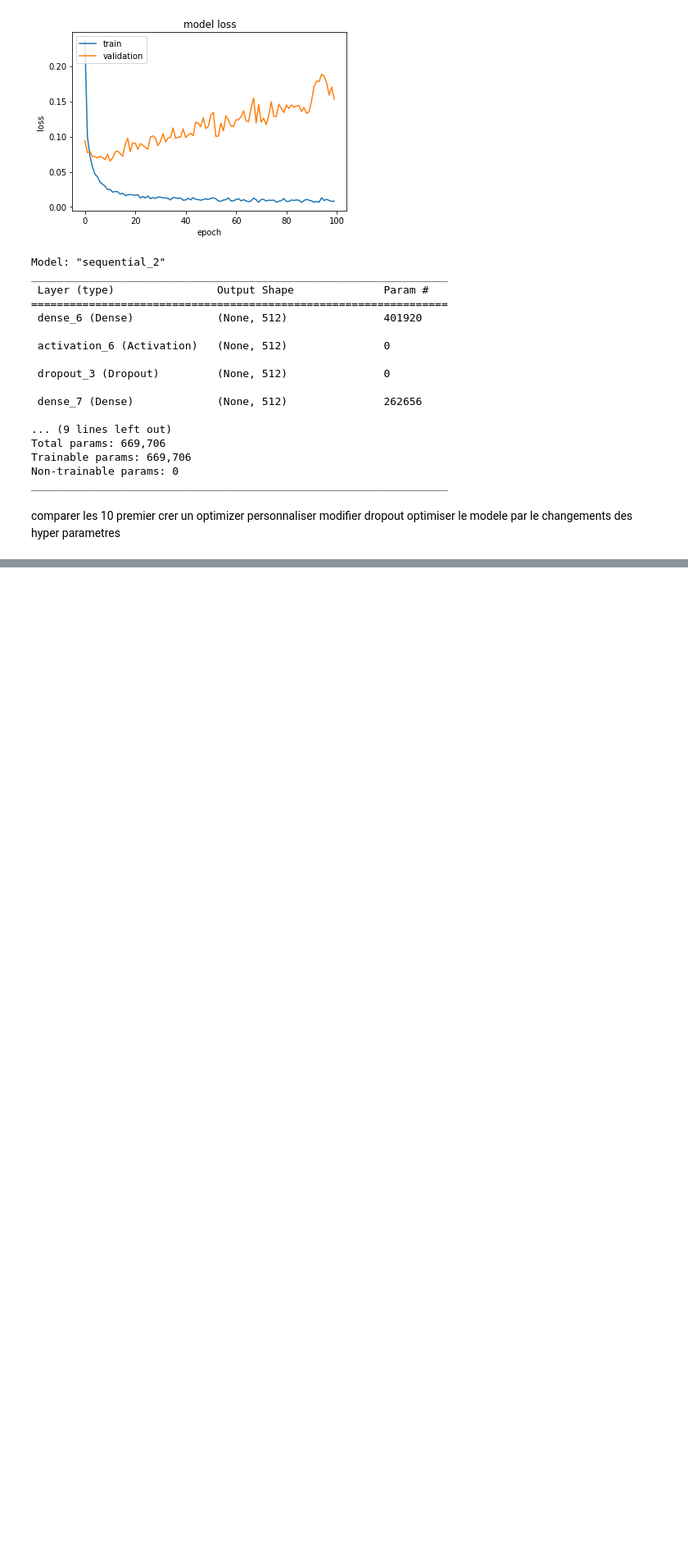
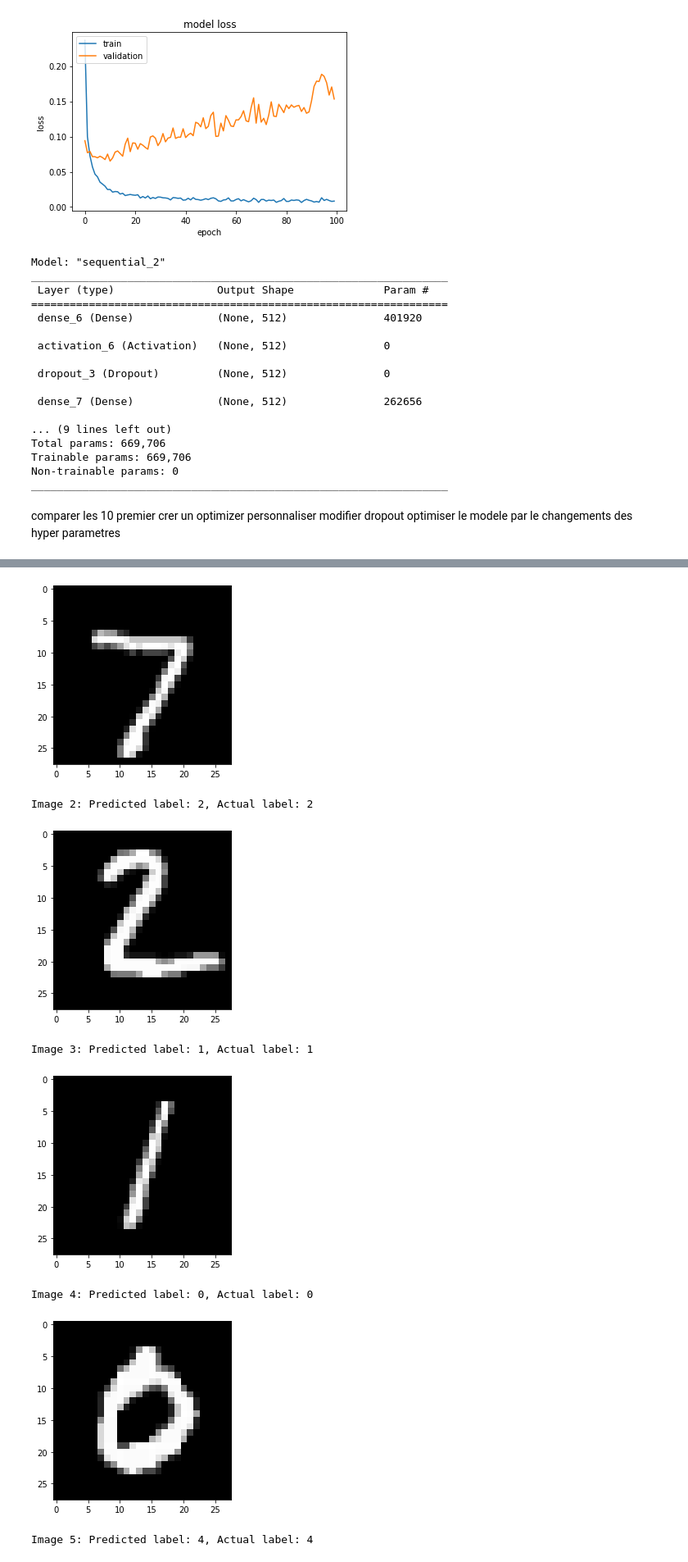
Before and after one commit to aws3ma/deep-learning, a Jupyter notebook: Atelier_2.ipynb, the cells around one changed output, grey strips where cells are left out. Shown at 82% size. Cells and saved outputs as stored; diff of their text form; code cells hidden in the pictures; blank space fills up the shorter version.

```diff
--- a/Atelier_2.ipynb
+++ b/Atelier_2.ipynb
@@ -209,0 +283,12 @@ optimiser le modele par le changements des hyper parametres
+# %%
+predictions = model2.predict(x_test[:10])
+predicted_labels = np.argmax(predictions, axis=1)
+
+for i in range(10):
+    image = x_test[i].reshape(28,28)
+    predicted_label = predicted_labels[i]
+    actual_label = y_test[i]
+    print(f"Image {i+1}: Predicted label: {predicted_label}, Actual label: {np.argmax(actual_label, axis=0)}")
+    plt.imshow(image, cmap='gray')
+    plt.show()
+# %% [output]
@@ -209,0 +297,8 @@ optimiser le modele par le changements des hyper parametres
+[figure, added]
+Image 2: Predicted label: 2, Actual label: 2
+[figure, added]
+Image 3: Predicted label: 1, Actual label: 1
+[figure, added]
+Image 4: Predicted label: 0, Actual label: 0
+[figure, added]
+Image 5: Predicted label: 4, Actual label: 4
```
Also changed, not shown: parts of 11 cells of this notebook.
